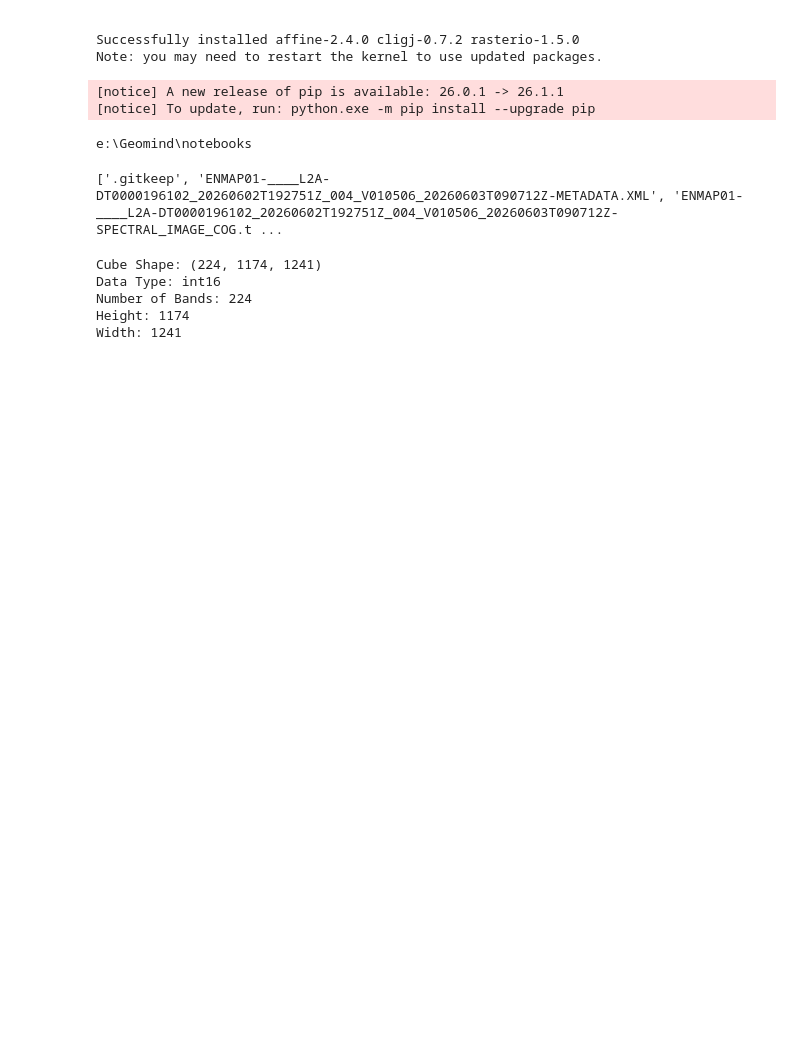
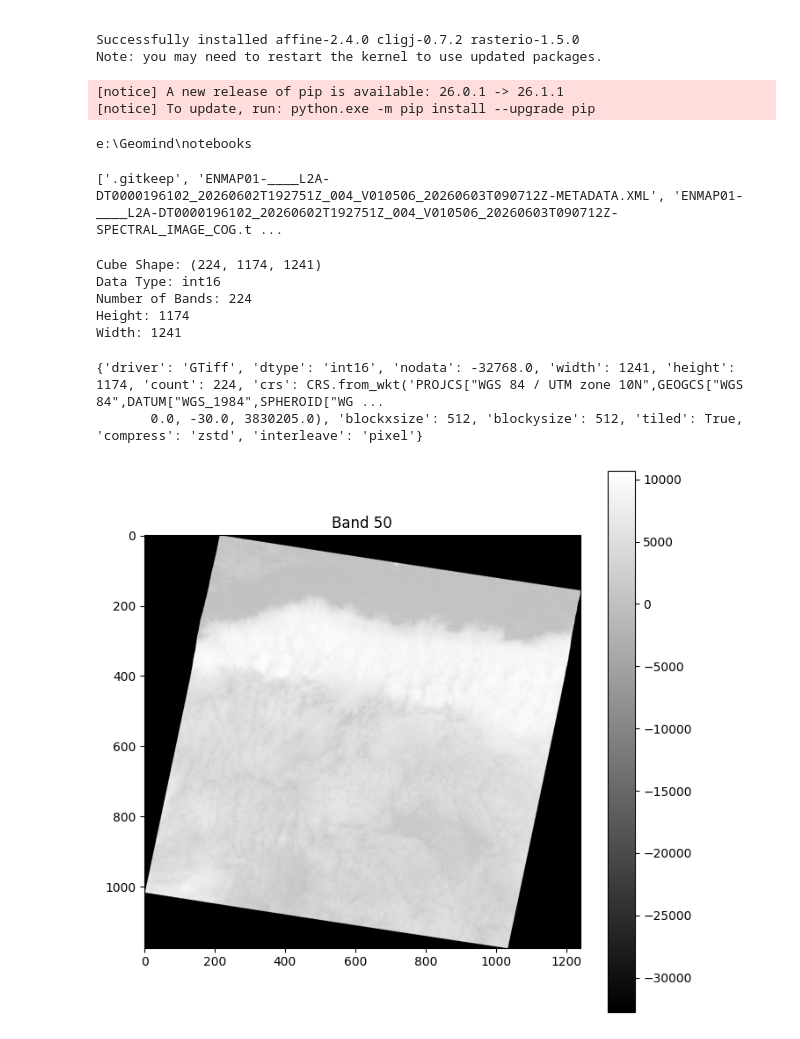
Before and after one commit to ECOMINE-IN/Geomind, a Jupyter notebook: notebooks/04_hyperspectral.ipynb, the cells around one changed output. Saved outputs shown, nothing was run; the diff lists cells and outputs as text; code cells hidden in the pictures; blank space fills up the shorter version.

Commit message:
Finished loading the cube

```diff
--- a/notebooks/04_hyperspectral.ipynb
+++ b/notebooks/04_hyperspectral.ipynb
@@ -65,3 +65,26 @@ Data Type: int16
 Number of Bands: 224
 Height: 1174
 Width: 1241
+# %%
+import rasterio
+
+cube_path = "../data/raw/enmap/ENMAP01-____L2A-DT0000196102_20260602T192751Z_004_V010506_20260603T090712Z-SPECTRAL_IMAGE_COG.tiff"
+
+with rasterio.open(cube_path) as src:
+
+    print(src.profile)
+# %% [output]
+{'driver': 'GTiff', 'dtype': 'int16', 'nodata': -32768.0, 'width': 1241, 'height': 1174, 'count': 224, 'crs': CRS.from_wkt('PROJCS["WGS 84 / UTM zone 10N",GEOGCS["WGS 84",DATUM["WGS_1984",SPHEROID["WG ...
+       0.0, -30.0, 3830205.0), 'blockxsize': 512, 'blockysize': 512, 'tiled': True, 'compress': 'zstd', 'interleave': 'pixel'}
+# %%
+import matplotlib.pyplot as plt
+
+band = cube[50]
+
+plt.figure(figsize=(8,8))
+plt.imshow(band, cmap="gray")
+plt.title("Band 50")
+plt.colorbar()
+plt.show()
+# %% [output]
+[figure, added]
```
